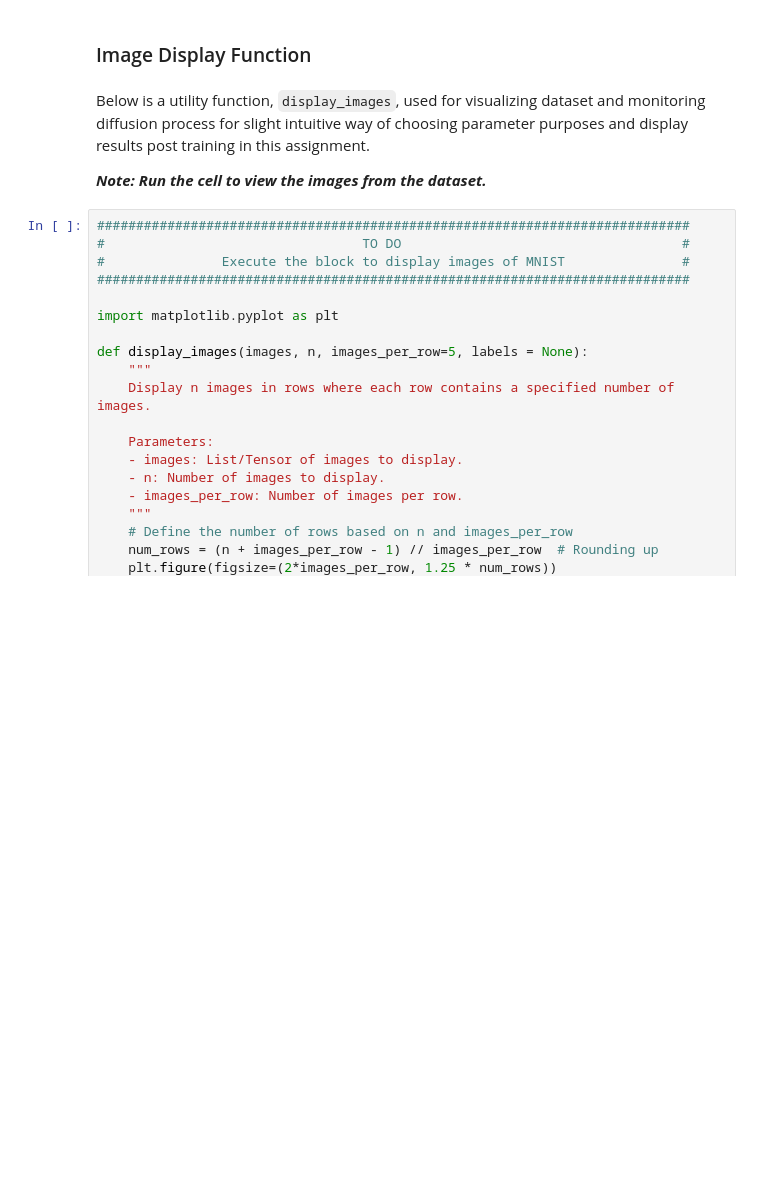
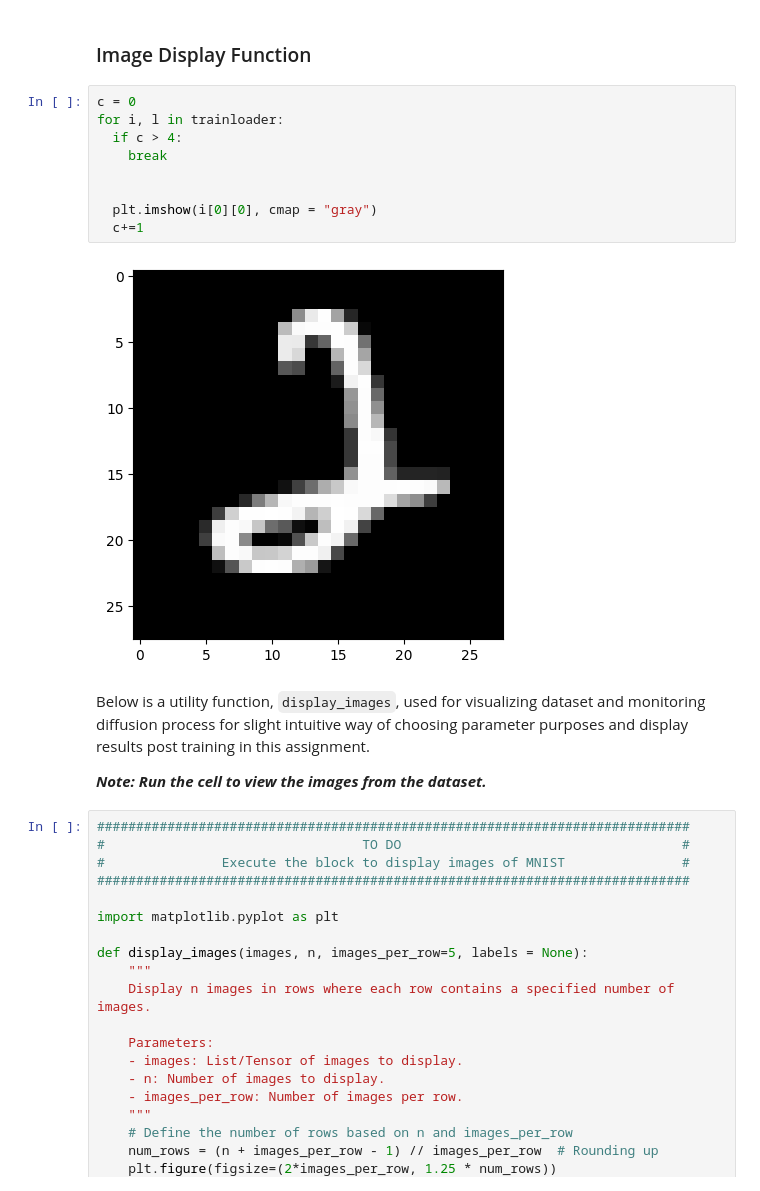
Before and after one commit to tanmaygadgil/CS7150-Homework_3, a Jupyter notebook: HW3.2-Diffusion.ipynb, the cells around one changed output. Saved outputs shown, nothing was run; the diff lists cells and outputs as text; blank space fills up the shorter version.

```diff
--- a/HW3.2-Diffusion.ipynb
+++ b/HW3.2-Diffusion.ipynb
@@ -66,5 +66,16 @@ Extracting ./data/MNIST/raw/t10k-labels-idx1-ubyte.gz to ./data/MNIST/raw
 # %% [markdown]
 ### Image Display Function
+# %%
+c = 0
+for i, l in trainloader:
+  if c > 4:
+    break
+
+
+  plt.imshow(i[0][0], cmap = "gray")
+  c+=1
+# %% [output]
+[figure, added]
 # %% [markdown]
 Below is a utility function, `display_images`, used for visualizing dataset and monitoring diffusion process for slight intuitive way of choosing parameter purposes and display results post training in this assignment.
 
```
Also changed, not shown: parts of 10 cells of this notebook.
